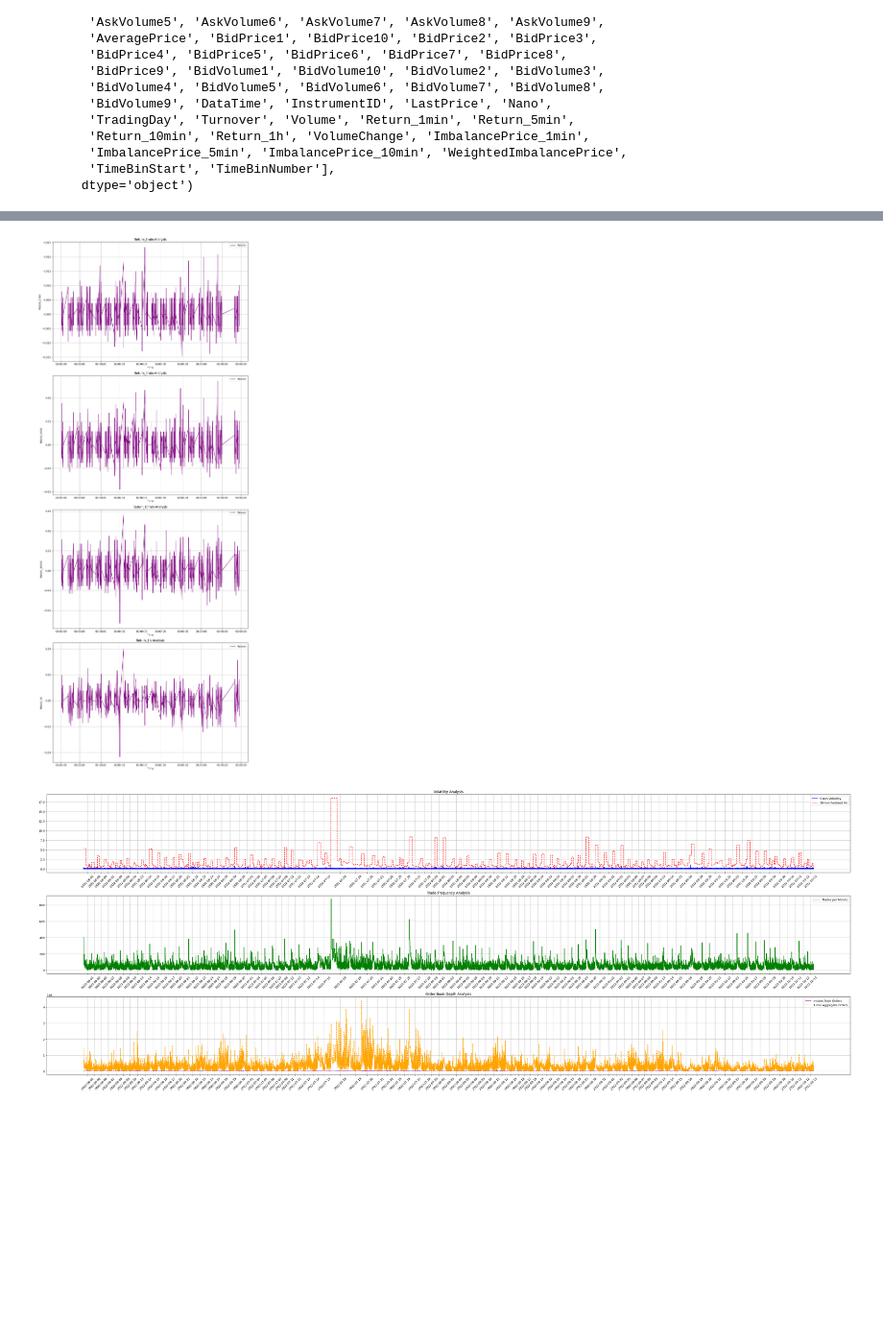
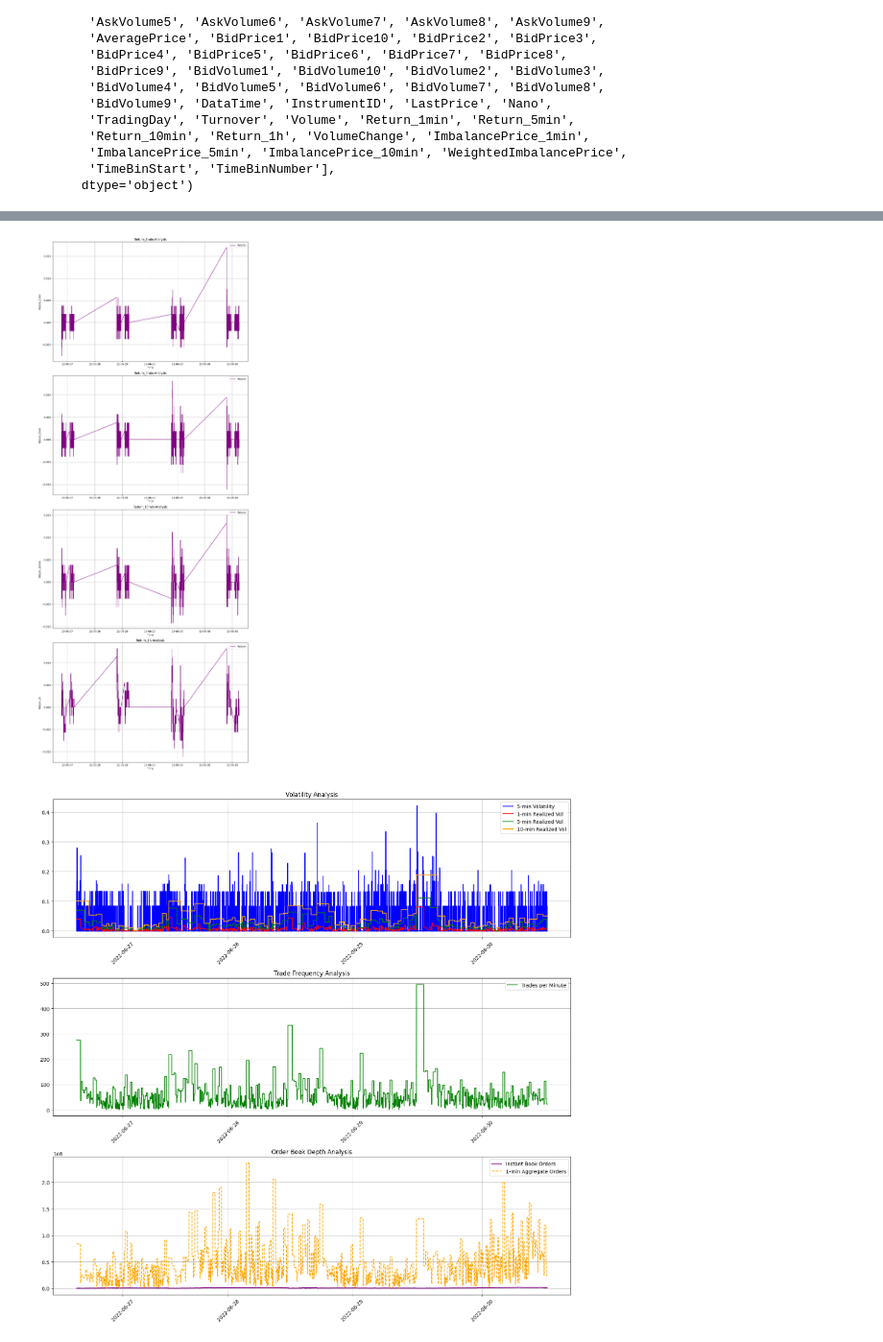
Before and after one commit to zhaoyutim/ts-challenge, a Jupyter notebook: monthly_analysis.ipynb, the cells around one changed output, grey strips where cells are left out. Shown at 96% size. Saved outputs shown, nothing was run; the diff lists cells and outputs as text; code cells hidden in the pictures; blank space fills up the shorter version.

```diff
--- a/monthly_analysis.ipynb
+++ b/monthly_analysis.ipynb
@@ -12,7 +12,7 @@ df = load_timeseries_data(stock_symbol=stock_symbols)
 df = remove_lunch_break_data(df)
 df = drop_zero_columns(df)
 df = create_features(df)
-df_june = df[(df['TradingDay']>=datetime.datetime(2022, 6, 1)) & (df['TradingDay']<=datetime.datetime(2022, 6, 15))]
+df_june = df[(df['TradingDay']>=datetime.datetime(2022, 6, 27)) & (df['TradingDay']<=datetime.datetime(2022, 6, 30))]
 df_july = df[(df['TradingDay']>=datetime.datetime(2022, 7, 1)) & (df['TradingDay']<=datetime.datetime(2022, 7, 31))]
 df_august = df[(df['TradingDay']>=datetime.datetime(2022, 8, 1)) & (df['TradingDay']<=datetime.datetime(2022, 8, 31))]
 df_september = df[(df['TradingDay']>=datetime.datetime(2022, 9, 1)) & (df['TradingDay']<=datetime.datetime(2022, 9, 30))]
@@ -98,7 +102,7 @@ Return_1h        0.219899     0.428821      0.568215   1.000000
 import matplotlib.pyplot as plt
 import matplotlib.dates as mdates
 
-fig2, (ax1, ax2, ax3, ax4, ax5, ax6, ax8) = plt.subplots(7, 1, figsize=(30, 30))
+fig2, (ax1, ax2, ax3, ax4, ax5, ax6, ax8) = plt.subplots(7, 1, figsize=(12, 12))
 
 # Helper function to plot a column daily so that different days do not connect.
 def daily_plot(ax, x, y, color, label=None, linestyle='-'):
@@ -234,13 +238,34 @@ plt.tight_layout()
 plt.savefig('return_1min_5min_30min_1h_analysis.png', dpi=120)
 plt.show()
 # %% [output]
-[figure, old version]
+[figure, new version]
 # %%
 import numpy as np
-# Calculate volatility (using 1-minute returns)
-df_filtered['Volatility_5min'] = df_filtered['Return_1min'].rolling(window=5, min_periods=1).std() * 100  # 5-minute rolling volatility
-df_filtered['RealizedVol_30min'] = df_filtered['Return_1min'].abs().resample('30min').sum().reindex(df_filtered.index, method='ffill')  # 30min realized volatility
+# Compute 1-minute returns from LastPrice
+df_filtered['LastPrice_return'] = df_filtered['LastPrice'].pct_change()
 
+# Calculate volatility using LastPrice returns instead of Return_1min (which is the label)
+df_filtered['Volatility_5min'] = df_filtered['LastPrice_return'].rolling(window=5, min_periods=1).std() * 100  # 5-minute rolling volatility
+df_filtered['RealizedVol_1min'] = (
+    df_filtered['LastPrice_return'].abs()
+    .resample('1min')
+    .sum()
+    .reindex(df_filtered.index, method='ffill')
+)  # 30-min realized volatility
+
+df_filtered['RealizedVol_5min'] = (
+    df_filtered['LastPrice_return'].abs()
+    .resample('5min')
+    .sum()
+    .reindex(df_filtered.index, method='ffill')
+)  # 30-min realized volatility
+
+df_filtered['RealizedVol_10min'] = (
+    df_filtered['LastPrice_return'].abs()
+    .resample('10min')
+    .sum()
+    .reindex(df_filtered.index, method='ffill')
+)  # 30-min realized volatility
 # Calculate number of trades (assuming each row represents a trade)
 df_filtered['Trades_1min'] = df_filtered.resample('1min', on='DataTime')['Volume'].transform('count')
 df_filtered['Trades_5min'] = df_filtered.resample('5min', on='DataTime')['Volume'].transform('count').ffill()
@@ -264,44 +289,48 @@ for day, group in df_filtered.groupby(df_filtered['DataTime'].dt.date):
     tick_labels.append(day.strftime('%Y-%m-%d'))
 
 # Plot the metrics using the continuous index on the x-axis
-fig, (ax1, ax2, ax3) = plt.subplots(3, 1, figsize=(40, 15))
+fig, (ax1, ax2, ax3) = plt.subplots(3, 1, figsize=(15, 15))
 
 # Volatility Plot
 ax1.plot(df_filtered['plot_index'], df_filtered['Volatility_5min'],
          color='blue', label='5-min Volatility')
-ax1.plot(df_filtered['plot_index'], df_filtered['RealizedVol_30min'],
-         color='red', linestyle='--', label='30-min Realized Vol')
+ax1.plot(df_filtered['plot_index'], df_filtered['RealizedVol_1min'],
+        color='red', linestyle='-', label='1-min Realized Vol')
+ax1.plot(df_filtered['plot_index'], df_filtered['RealizedVol_5min'],
+        color='green', linestyle='-', label='5-min Realized Vol')
+ax1.plot(df_filtered['plot_index'], df_filtered['RealizedVol_10min'],
+        color='orange', linestyle='-', label='10-min Realized Vol')
 ax1.set_title('Volatility Analysis')
 ax1.legend()
 ax1.grid(True)
 ax1.set_xticks(tick_positions)
 ax1.set_xticklabels(tick_labels, rotation=45)
 
 # Trade Count Plot
 ax2.plot(df_filtered['plot_index'], df_filtered['Trades_1min'],
          color='green', label='Trades per Minute')
 ax2.set_title('Trade Frequency Analysis')
 ax2.legend()
 ax2.grid(True)
 ax2.set_xticks(tick_positions)
 ax2.set_xticklabels(tick_labels, rotation=45)
 
 # Book Orders Plot
 ax3.plot(df_filtered['plot_index'], df_filtered['TotalBookOrders'],
          color='purple', label='Instant Book Orders')
 ax3.plot(df_filtered['plot_index'], df_filtered['BookOrders_1min'],
          color='orange', linestyle='--', label='1-min Aggregate Orders')
 ax3.set_title('Order Book Depth Analysis')
 ax3.legend()
 ax3.grid(True)
 ax3.set_xticks(tick_positions)
 ax3.set_xticklabels(tick_labels, rotation=45)
 
 plt.tight_layout()
-plt.savefig('volatility_trade_frequency_order_book_depth_analysis.png', dpi=120)
+plt.savefig('figures/volatility_trade_frequency_order_book_depth_analysis.png', dpi=120)
 plt.show()
 # %% [output]
-[figure, old version]
+[figure, new version]
 # %%
 # Calculate daily 30-minute volume change contributions
 daily_volume = df_filtered.groupby(pd.Grouper(freq='D'))['VolumeChange'].resample('30min').sum()
```
Also changed, not shown: parts of 4 cells of this notebook, 19 other files.
